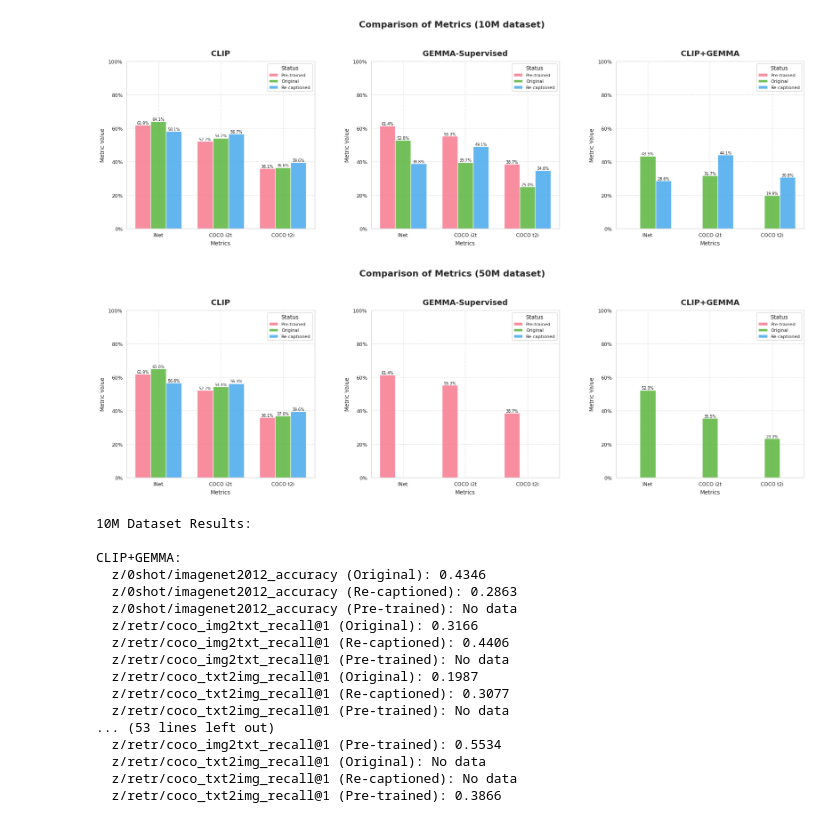
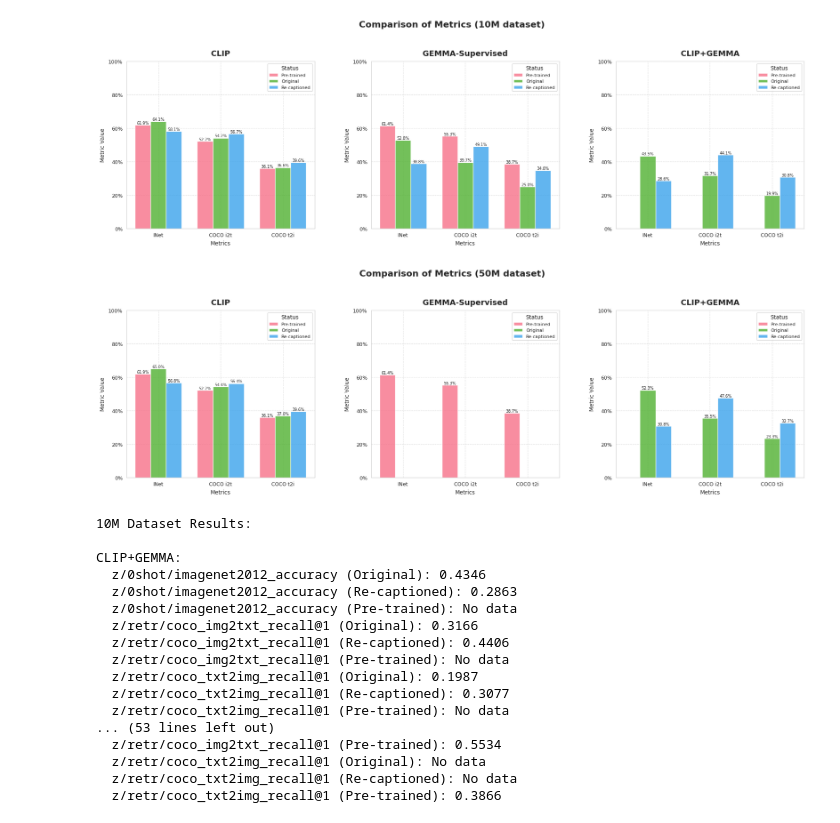
Before and after one commit to LLM-supervised-Vision/big_vision, a Jupyter notebook: scripts/20241003_plotting_FT_bars.ipynb, the cells around one changed output. Saved outputs shown, nothing was run; the diff lists cells and outputs as text; code cells hidden in the pictures.

Commit message:
plotting FT bars - added clip+gemma 50M recapT experiment

```diff
--- a/scripts/20241003_plotting_FT_bars.ipynb
+++ b/scripts/20241003_plotting_FT_bars.ipynb
@@ -17,6 +17,7 @@ datacomp_recap_10M = {
 
 datacomp_recap_50M = {
     "FT_clip+gemma_50M_recapF": "gs://us-central2-storage/tensorflow_datasets/post-training-datacomp-recap/clip_s3b_bs16k+gemma2b_lr1e-5_wd0.0_bs16k_epoch5_warm0.03_recapFalse_50M_10-03_0440",
+    "FT_clip+gemma_50M_recapT": "gs://us-central2-storage/tensorflow_datasets/post-training-datacomp-recap/clip_s3b_bs16k+gemma2b_lr1e-5_wd0.0_bs16k_epoch5_warm0.03_recapTrue_50M_10-03_0440",
     "FT_clip_50M_recapF": "gs://us-central2-storage/tensorflow_datasets/post-training-datacomp-recap/clip_s3b_bs16k_lr1e-5_wd0.0_bs16k_epoch5_warm0.03_recapFalse_50M_10-02_2028",
     "FT_clip_50M_recapT": "gs://us-central2-storage/tensorflow_datasets/post-training-datacomp-recap/clip_s3b_bs16k_lr1e-5_wd0.0_bs16k_epoch5_warm0.03_recapTrue_50M_10-02_2028",
 }
@@ -157,22 +164,22 @@ for dataset, df in [("10M", df_10M), ("50M", df_50M)]:
 [figure]
-[figure, old version]
+[figure, new version]
-10M Dataset Results:
-
-CLIP+GEMMA:
-  z/0shot/imagenet2012_accuracy (Original): 0.4346
-  z/0shot/imagenet2012_accuracy (Re-captioned): 0.2863
-  z/0shot/imagenet2012_accuracy (Pre-trained): No data
-  z/retr/coco_img2txt_recall@1 (Original): 0.3166
-  z/retr/coco_img2txt_recall@1 (Re-captioned): 0.4406
-  z/retr/coco_img2txt_recall@1 (Pre-trained): No data
-  z/retr/coco_txt2img_recall@1 (Original): 0.1987
-  z/retr/coco_txt2img_recall@1 (Re-captioned): 0.3077
-  z/retr/coco_txt2img_recall@1 (Pre-trained): No data
-... (53 lines left out)
-  z/retr/coco_img2txt_recall@1 (Pre-trained): 0.5534
-  z/retr/coco_txt2img_recall@1 (Original): No data
-  z/retr/coco_txt2img_recall@1 (Re-captioned): No data
-  z/retr/coco_txt2img_recall@1 (Pre-trained): 0.3866
+10M Dataset Results:
+
+CLIP+GEMMA:
+  z/0shot/imagenet2012_accuracy (Original): 0.4346
+  z/0shot/imagenet2012_accuracy (Re-captioned): 0.2863
+  z/0shot/imagenet2012_accuracy (Pre-trained): No data
+  z/retr/coco_img2txt_recall@1 (Original): 0.3166
+  z/retr/coco_img2txt_recall@1 (Re-captioned): 0.4406
+  z/retr/coco_img2txt_recall@1 (Pre-trained): No data
+  z/retr/coco_txt2img_recall@1 (Original): 0.1987
+  z/retr/coco_txt2img_recall@1 (Re-captioned): 0.3077
+  z/retr/coco_txt2img_recall@1 (Pre-trained): No data
+... (53 lines left out)
+  z/retr/coco_img2txt_recall@1 (Pre-trained): 0.5534
+  z/retr/coco_txt2img_recall@1 (Original): No data
+  z/retr/coco_txt2img_recall@1 (Re-captioned): No data
+  z/retr/coco_txt2img_recall@1 (Pre-trained): 0.3866
 # %%
 import json
 import seaborn as sns
```
Also changed, not shown: parts of 2 cells of this notebook.
